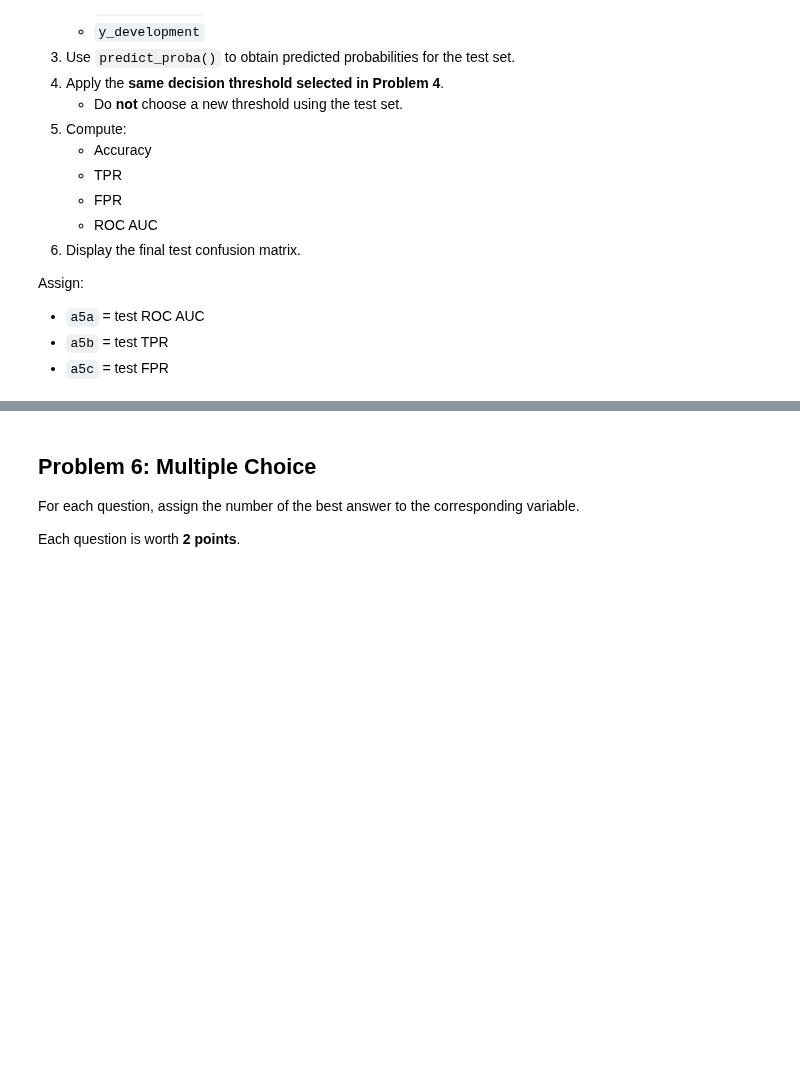
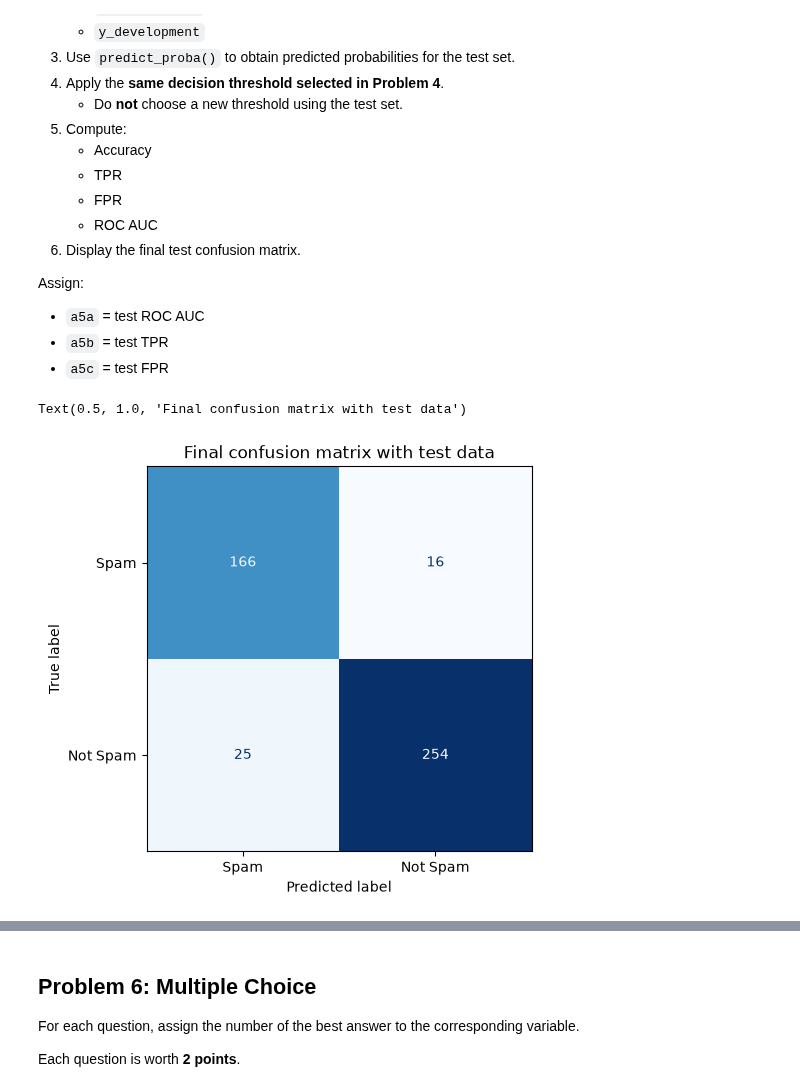
Before and after one commit to max-issokson-bu/DX603-Assignments, a Jupyter notebook: Homework_05.ipynb, the cells around one changed output, grey strips where cells are left out. Drawn from its saved outputs; the diff is of its cells as text; code cells hidden in the pictures; blank space fills up the shorter version.

```diff
--- a/Homework_05.ipynb
+++ b/Homework_05.ipynb
@@ -357,3 +460,7 @@ a4a = 0      # Replace with an expression that returns the selected threshold
+# %%
+
+# Your answer here, NOT in the next cell
+a4a = row_max.Threshold      # Replace with an expression that returns the selected threshold
 # %%
 # Graded Answer
 # DO NOT change this cell in any way
@@ -418,6 +525,39 @@ Assign:
 - `a5c` = test FPR
 # %%
 # Your code here, as more cells as needed
+final_model = make_pipeline(
+    StandardScaler(),
+    LogisticRegression(max_iter=1000)
+)
+final_model.fit(X_development, y_development)
+
+test_predicted_probs = final_model.predict_proba(X_test)[:,1]
+y_test_predictions = np.where(test_predicted_probs>= a4a, 1, 0)
+
+accuracy_test = accuracy_score(y_test, y_test_predictions)
+cm_test_final = confusion_matrix(y_test, y_test_predictions, labels= [1,0])
+tp_final, fn_final, fp_final, tn_final = cm_test_final.ravel()
+test_TPR = tp_final/(tp_final + fn_final)
+test_FPR = fp_final/(fp_final + tn_final)
+roc_auc_test_score = roc_auc_score(y_test, y_test_predictions)
+
+fig, ax = plt.subplots(figsize=(5, 5))
+
+display_final = ConfusionMatrixDisplay(
+    confusion_matrix=cm_test_final,
+    display_labels=["Spam", "Not Spam"]
+)
+
+display_final.plot(
+    cmap="Blues",
+    colorbar=False,
+    values_format="d",
+    ax=ax
+)
+plt.title('Final confusion matrix with test data')
+# %% [output]
+Text(0.5, 1.0, 'Final confusion matrix with test data')
+[figure, added]
 # %%
 # Your answer here, NOT in the next cell
 
```
Also changed, not shown: parts of 55 cells of this notebook.
